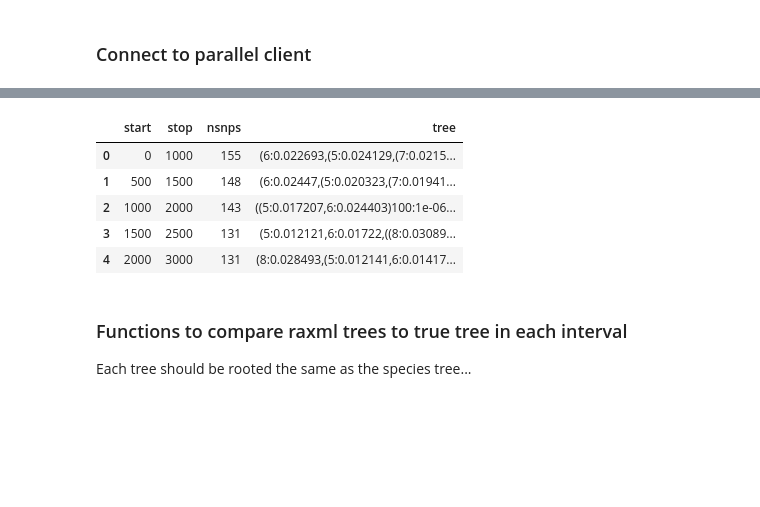
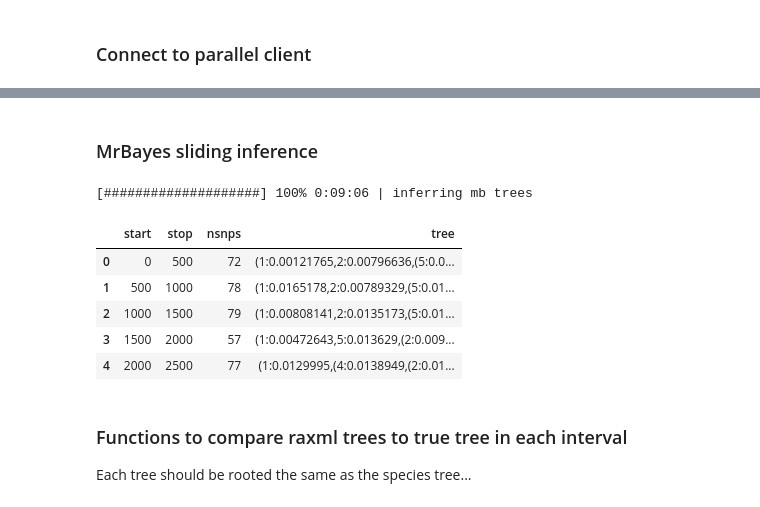
Before and after one commit to pmckenz1/giddy, a Jupyter notebook: notebooks/nb2-sliding-windows-0.2-dev.ipynb, the cells around one changed output, grey strips where cells are left out. Cells and saved outputs as stored; diff of their text form; code cells hidden in the pictures; blank space fills up the shorter version.

```diff
--- a/notebooks/nb2-sliding-windows-0.2-dev.ipynb
+++ b/notebooks/nb2-sliding-windows-0.2-dev.ipynb
@@ -45,12 +40,17 @@ self.run_raxml_sliding_windows(window_size=1000, slide_interval=500)
-# %%
-self.raxml_table.head()
-# %% [output]
-|  | start | stop | nsnps | tree |
-| 0 | 0 | 1000 | 155 | (6:0.022693,(5:0.024129,(7:0.0215... |
-| 1 | 500 | 1500 | 148 | (6:0.02447,(5:0.020323,(7:0.01941... |
-| 2 | 1000 | 2000 | 143 | ((5:0.017207,6:0.024403)100:1e-06... |
-| 3 | 1500 | 2500 | 131 | (5:0.012121,6:0.01722,((8:0.03089... |
-| 4 | 2000 | 3000 | 131 | (8:0.028493,(5:0.012141,6:0.01417... |
+# %% [markdown]
+### MrBayes sliding inference
+# %%
+mslide = strange.SlidingWindow(name='imb5', workdir="../tests/", ipyclient=ipyclient)
+mslide.run_mb_sliding_windows(500, 500)
+mslide.mb_table.head()
+# %% [output]
+[####################] 100% 0:09:06 | inferring mb trees
+|  | start | stop | nsnps | tree |
+| 0 | 0 | 500 | 72 | (1:0.00121765,2:0.00796636,(5:0.0... |
+| 1 | 500 | 1000 | 78 | (1:0.0165178,2:0.00789329,(5:0.01... |
+| 2 | 1000 | 1500 | 79 | (1:0.00808141,2:0.0135173,(5:0.01... |
+| 3 | 1500 | 2000 | 57 | (1:0.00472643,5:0.013629,(2:0.009... |
+| 4 | 2000 | 2500 | 77 | (1:0.0129995,(4:0.0138949,(2:0.01... |
 # %% [markdown]
 ### Functions to compare raxml trees to true tree in each interval
 
```
Also changed, not shown: parts of 12 cells of this notebook, 1 other file.
